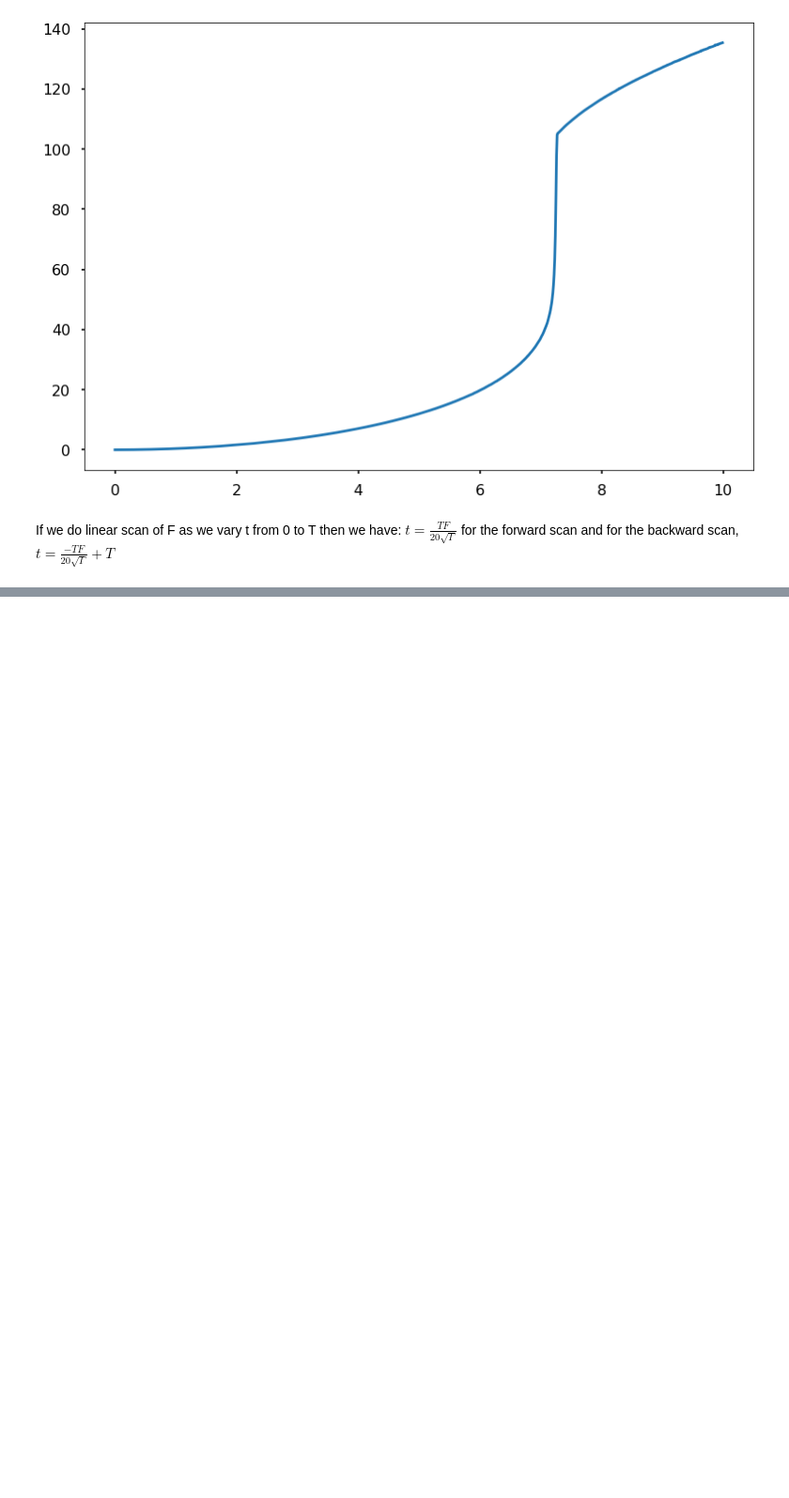
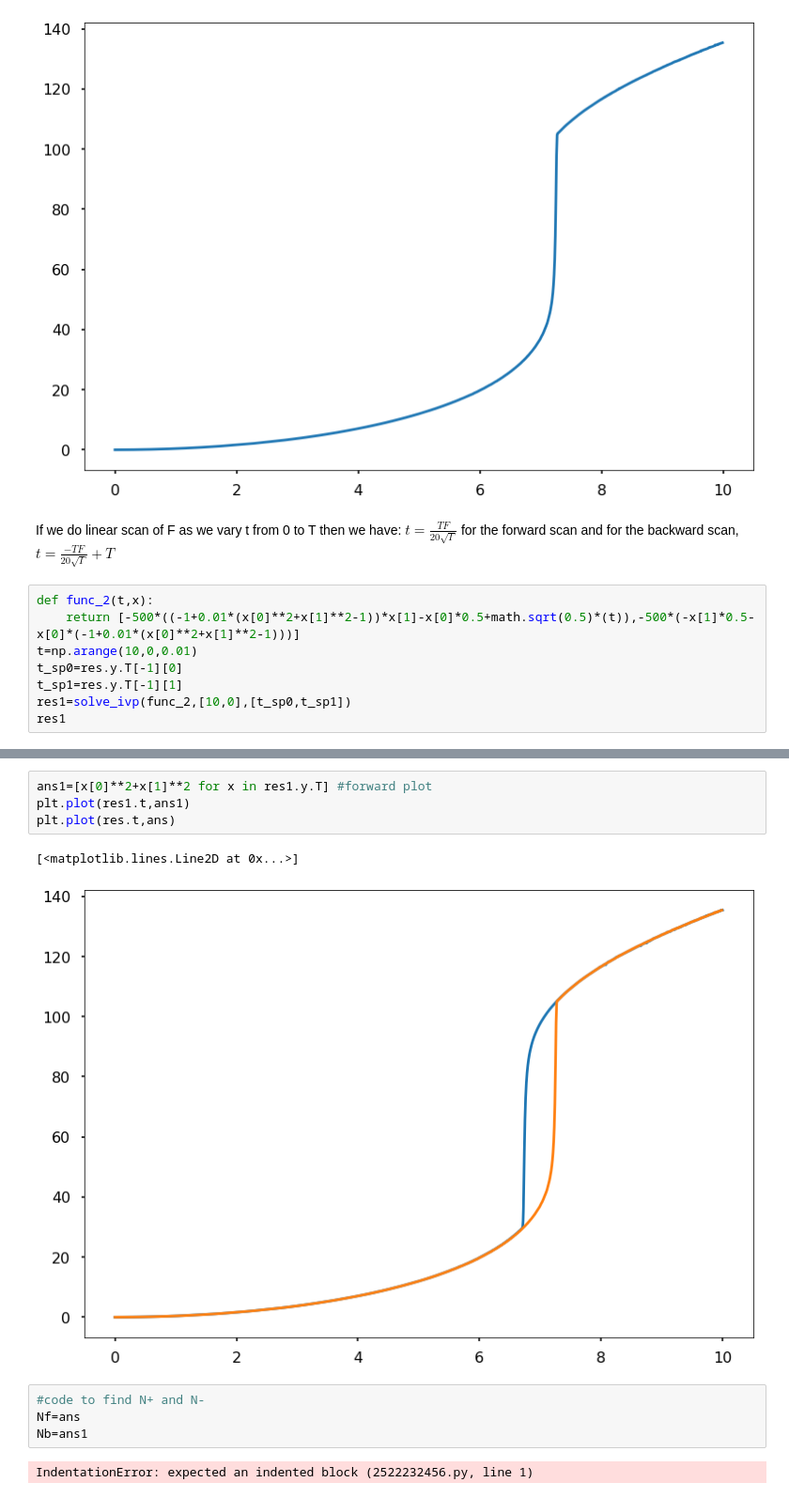
Before and after one commit to RhishabhS/PH421-project, a Jupyter notebook: Photonics project (2).ipynb, the cells around one changed output, grey strips where cells are left out. Shown at 94% size. Saved outputs shown, nothing was run; the diff lists cells and outputs as text; blank space fills up the shorter version.

```diff
--- a/Photonics project (2).ipynb
+++ b/Photonics project (2).ipynb
@@ -116,3 +99,11 @@ plt.plot(res.t,ans)
 # %% [markdown]
 If we do linear scan of F as we vary t from 0 to T then we have:
 $t=\frac{TF}{20\sqrt{\Gamma}}$ for the forward scan and for the backward scan, $t=\frac{-TF}{20\sqrt{\Gamma}}+T$
+# %%
+def func_2(t,x):
+    return [-500*((-1+0.01*(x[0]**2+x[1]**2-1))*x[1]-x[0]*0.5+math.sqrt(0.5)*(t)),-500*(-x[1]*0.5-x[0]*(-1+0.01*(x[0]**2+x[1]**2-1)))]
+t=np.arange(10,0,0.01)
+t_sp0=res.y.T[-1][0]
+t_sp1=res.y.T[-1][1]
+res1=solve_ivp(func_2,[10,0],[t_sp0,t_sp1])
+res1
@@ -118,0 +126,13 @@ $t=\frac{TF}{20\sqrt{\Gamma}}$ for the forward scan and for the backward scan, $
+# %%
+ans1=[x[0]**2+x[1]**2 for x in res1.y.T] #forward plot
+plt.plot(res1.t,ans1)
+plt.plot(res.t,ans)
+# %% [output]
+[<matplotlib.lines.Line2D at 0x...>]
+[figure, added]
+# %%
+#code to find N+ and N-
+Nf=ans
+Nb=ans1
+# %% [output]
+IndentationError: expected an indented block (2522232456.py, line 1)
```
Also changed, not shown: parts of 5 cells of this notebook.
